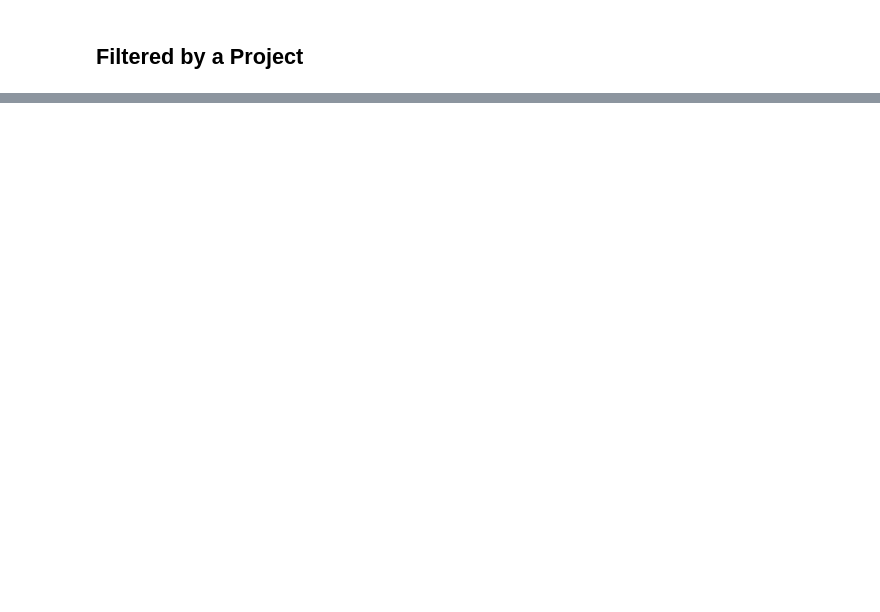
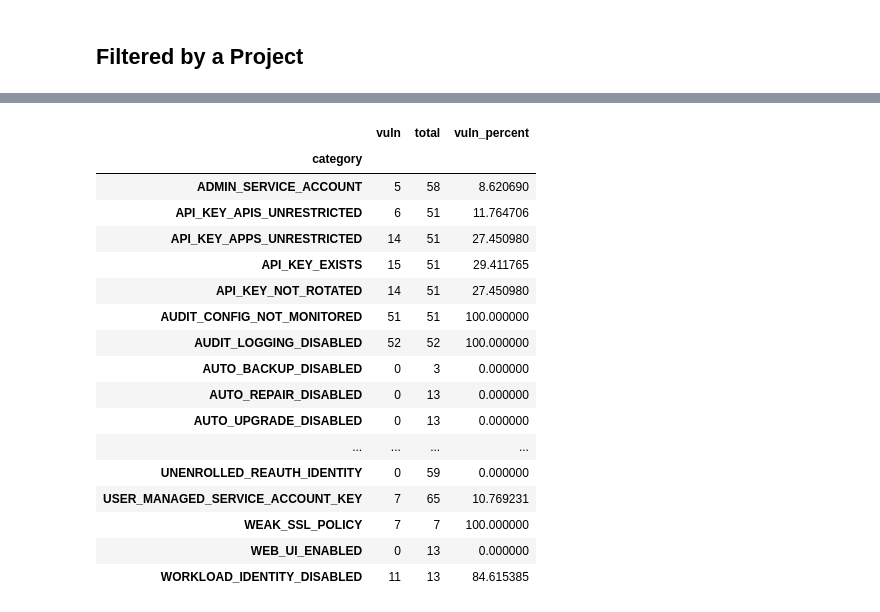
Before and after one commit to shadanan/gcp-jupyter, a Jupyter notebook: scc_compliance.ipynb, the cells around one changed output, grey strips where cells are left out. Drawn from its saved outputs; the diff is of its cells as text; code cells hidden in the pictures; blank space fills up the shorter version.

Commit message:
Simplify compliance code

```diff
--- a/scc_compliance.ipynb
+++ b/scc_compliance.ipynb
@@ -96,0 +50,32 @@ vdf = compute_verdicts(assets, findings, finding_configs)
+# %%
+adf = pd.DataFrame(
+    [
+        (
+            a.asset.security_center_properties.resource_name,
+            a.asset.security_center_properties.resource_type,
+            a.asset.security_center_properties.resource_project,
+            a.asset.security_center_properties.resource_owners,
+        )
+        for a in assets
+    ],
+    columns=["resource_name", "resource_type", "project", "owners"],
+)
+
+fdf = pd.DataFrame(
+    [(f.finding.resource_name, f.finding.category, 1) for f in findings],
+    columns=["resource_name", "category", "count"],
+)
+
+mdf = pd.DataFrame(
+    [
+        (
+            resource_type,
+            m["finding_type"],
+            m["severity"],
+            list(m["compliance_metadata"].keys()),
+        )
+        for m in finding_configs
+        for resource_type in m["resource_types"]
+    ],
+    columns=["resource_type", "category", "severity", "benchmarks"],
+)
@@ -114,0 +111,6 @@ vdf
+# %%
+df = adf.merge(mdf, on="resource_type").merge(
+    fdf, how="left", on=["resource_name", "category"]
+)
+df["count"] = df["count"].fillna(0).astype("int")
+df
@@ -220,0 +184,26 @@ tdf
+# %%
+tdf = df.groupby(["category"]).agg(
+    vuln=pd.NamedAgg(column="count", aggfunc="sum"),
+    total=pd.NamedAgg(column="count", aggfunc="count"),
+)
+tdf = tdf.assign(vuln_percent=tdf["vuln"] * 100 / tdf["total"])
+tdf
+# %% [output]
+|  | vuln | total | vuln_percent |
+| category |  |  |  |
+| ADMIN_SERVICE_ACCOUNT | 5 | 58 | 8.620690 |
+| API_KEY_APIS_UNRESTRICTED | 6 | 51 | 11.764706 |
+| API_KEY_APPS_UNRESTRICTED | 14 | 51 | 27.450980 |
+| API_KEY_EXISTS | 15 | 51 | 29.411765 |
+| API_KEY_NOT_ROTATED | 14 | 51 | 27.450980 |
+| AUDIT_CONFIG_NOT_MONITORED | 51 | 51 | 100.000000 |
+| AUDIT_LOGGING_DISABLED | 52 | 52 | 100.000000 |
+| AUTO_BACKUP_DISABLED | 0 | 3 | 0.000000 |
+| AUTO_REPAIR_DISABLED | 0 | 13 | 0.000000 |
+| AUTO_UPGRADE_DISABLED | 0 | 13 | 0.000000 |
+| ... | ... | ... | ... |
+| UNENROLLED_REAUTH_IDENTITY | 0 | 59 | 0.000000 |
+| USER_MANAGED_SERVICE_ACCOUNT_KEY | 7 | 65 | 10.769231 |
+| WEAK_SSL_POLICY | 7 | 7 | 100.000000 |
+| WEB_UI_ENABLED | 0 | 13 | 0.000000 |
+| WORKLOAD_IDENTITY_DISABLED | 11 | 13 | 84.615385 |
```
Also changed, not shown: parts of 20 cells of this notebook, 1 other file.
